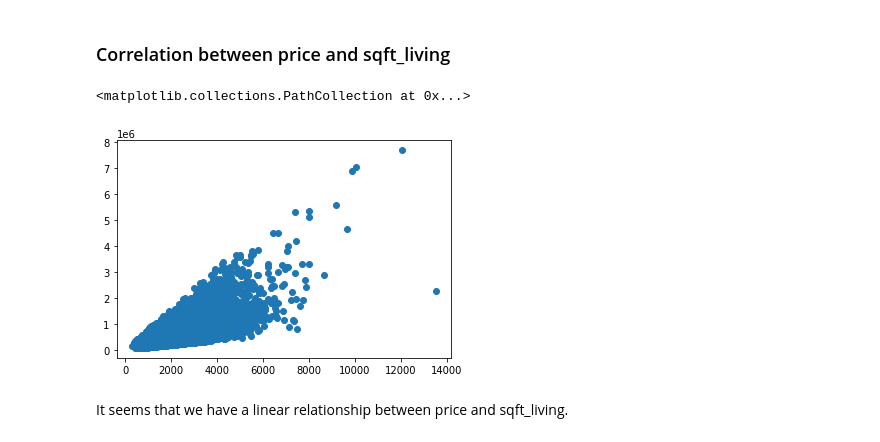
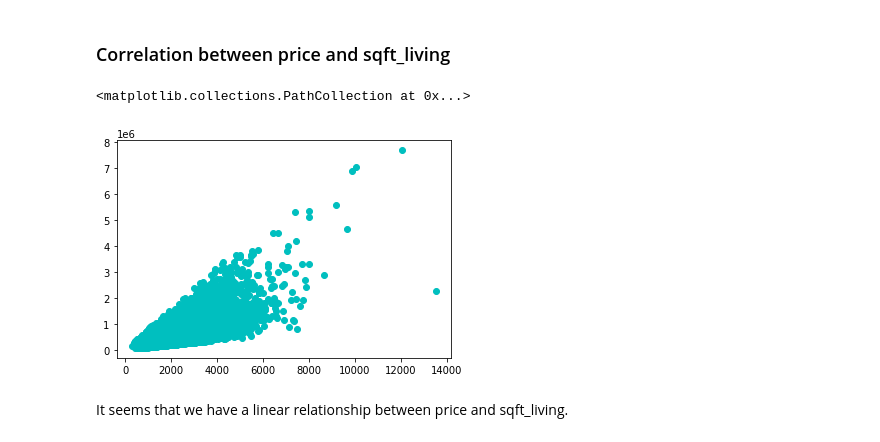
Before and after one commit to abdelhakBenamirouche/SIC, a Jupyter notebook: Regression_Checkpoint_Abdelhak.ipynb, the cells around one changed output. Saved outputs shown, nothing was run; the diff lists cells and outputs as text; code cells hidden in the pictures.

```diff
--- a/Regression_Checkpoint_Abdelhak.ipynb
+++ b/Regression_Checkpoint_Abdelhak.ipynb
@@ -123,10 +123,10 @@ we may observe that price has the highest correlation coefficient with living ar
 # %% [markdown]
 ### Correlation between price and sqft_living
 # %%
-plt.scatter(data["sqft_living"], data["price"])
+plt.scatter(data["sqft_living"], data["price"], color = "c")
 # %% [output]
 <matplotlib.collections.PathCollection at 0x...>
-[figure, old version]
+[figure, new version]
 # %% [markdown]
 It seems that we have a linear relationship between price and sqft_living.
 # %% [markdown]
```
Also changed, not shown: parts of 6 cells of this notebook.
